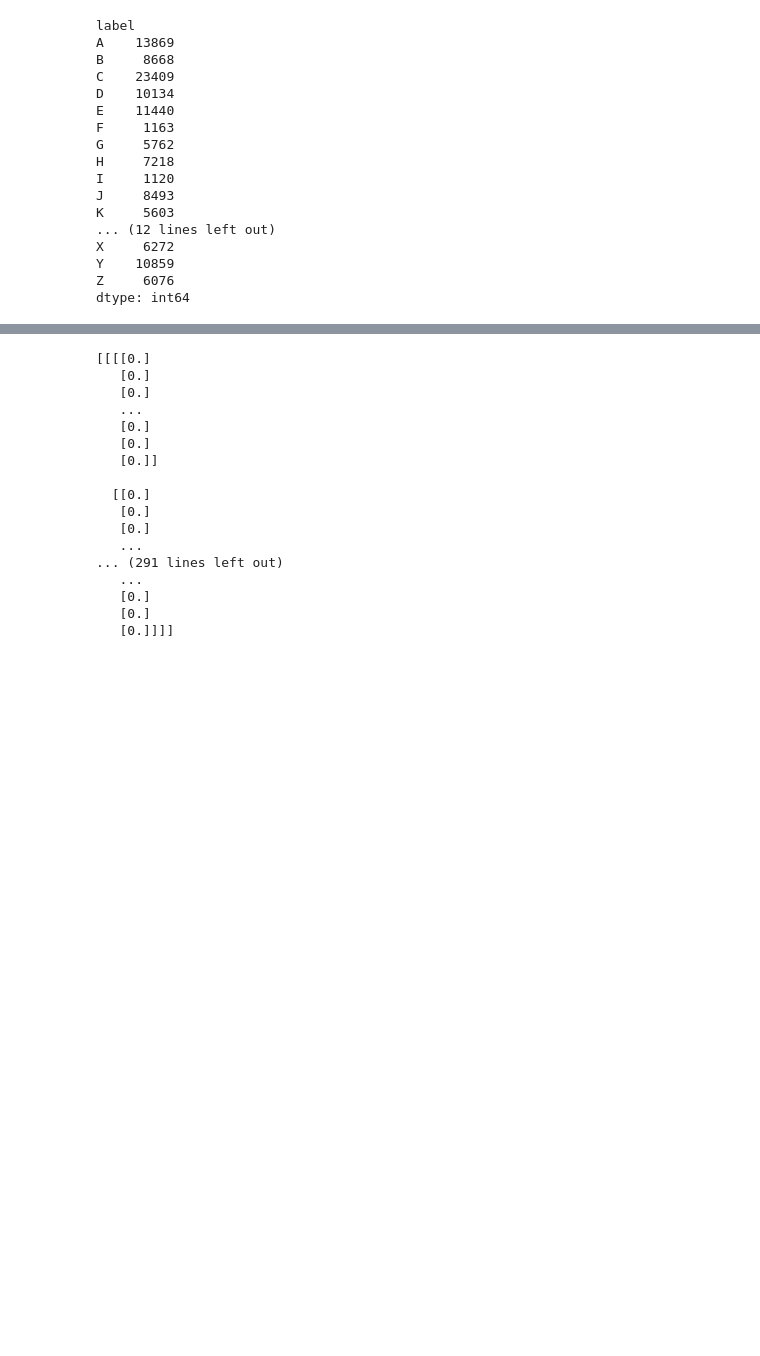
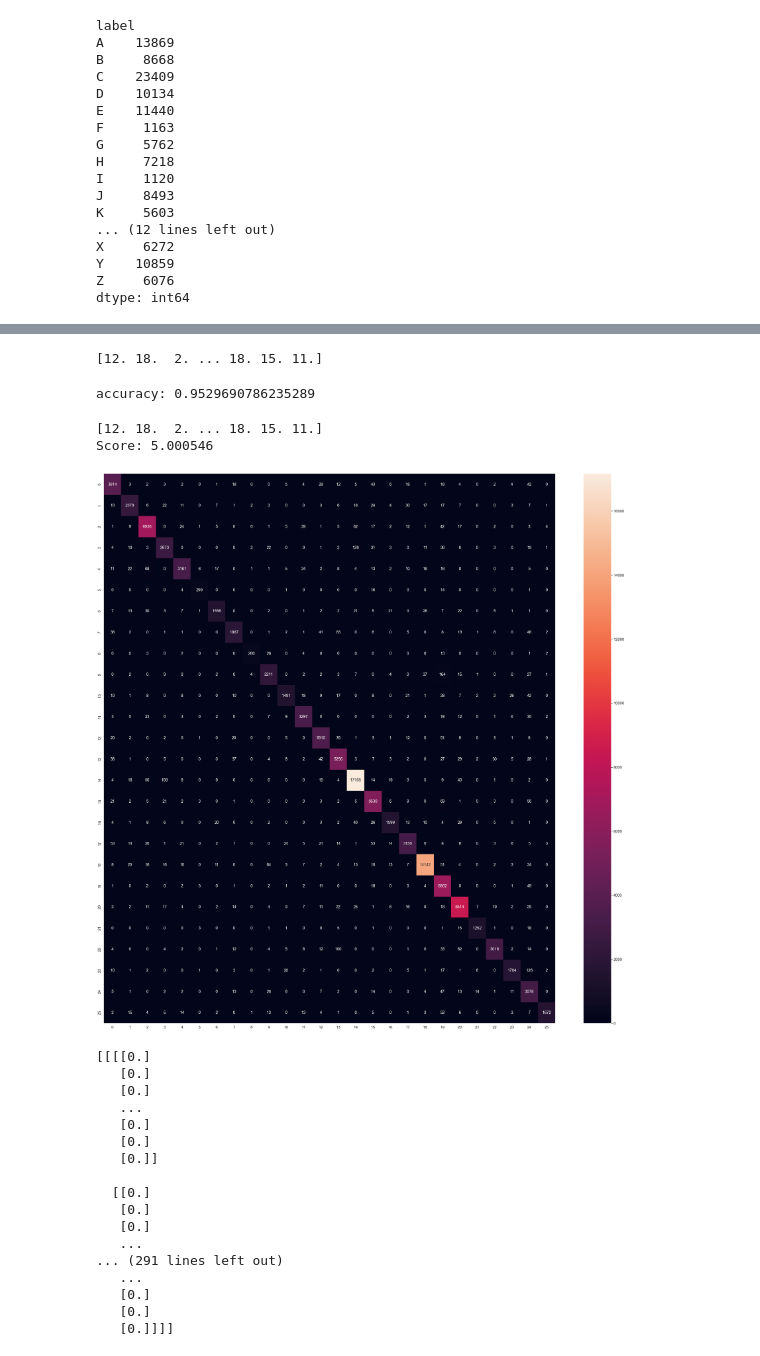
Before and after one commit to Bandabou/CNN-letter-classification, a Jupyter notebook: ML-Back-End/CNN.ipynb, the cells around one changed output, grey strips where cells are left out. Cells and saved outputs as stored; diff of their text form; code cells hidden in the pictures; blank space fills up the shorter version.

```diff
--- a/ML-Back-End/CNN.ipynb
+++ b/ML-Back-End/CNN.ipynb
@@ -162,5 +294,50 @@ y_predictions = rbf_model.fit(X_train, y_train)
+# %%
+#results for the rbf
+# from sklearn.metrics import confusion_matrix
+# from sklearn import metrics
+
+from sklearn.svm import SVC
+linear_svm_model = SVC(kernel='poly')
+linear_svm_model.fit(X_train, y_train)
+
+y_predictions3 = linear_svm_model.predict(X_test)
+
+print(y_predictions3)
+#matrix
+# %% [output]
+[12. 18.  2. ... 18. 15. 11.]
+# %%
+#accuracy for the poly kernel
+print("accuracy:", metrics.accuracy_score(y_true=y_test, y_pred=y_predictions3), "\n")
+# %% [output]
+accuracy: 0.9529690786235289
+# %%
+from sklearn.metrics import mean_squared_error
+print(y_predictions3)
+
+err =  mean_squared_error(y_test, y_predictions3)
+
+print("Score:",err)
+# %% [output]
+[12. 18.  2. ... 18. 15. 11.]
+Score: 5.000546
 # %%
-#Polynomial model,
+cm3= confusion_matrix(y_test, y_predictions3)
+#print(metrics.confusion_matrix(y_true=y_test, y_pred=y_predictions1))
+ #annot=True to annotate cells, ftm='g' to disable scientific notation
+plt.figure(figsize=(40,40))
+
+df_cm = pd.DataFrame(cm3, range(26),
+                  range(26))
+#plt.figure(figsize = (20,15))
+
+sns.heatmap(cm3, annot=True, fmt='g',annot_kws={"size": 16});
+sns.set(font_scale=1.4)#for label size
+#sns.title("Confusion matrix")
+#sns.heatmap(df_cm, annot=True, annot_kws={"size": 16})# font size
+plt.show()
+# %% [output]
+[figure, added]
 # %%
 # print("Data after scaler")
 # X_shuffle = shuffle(X_train)
```
Also changed, not shown: parts of 21 cells of this notebook.
